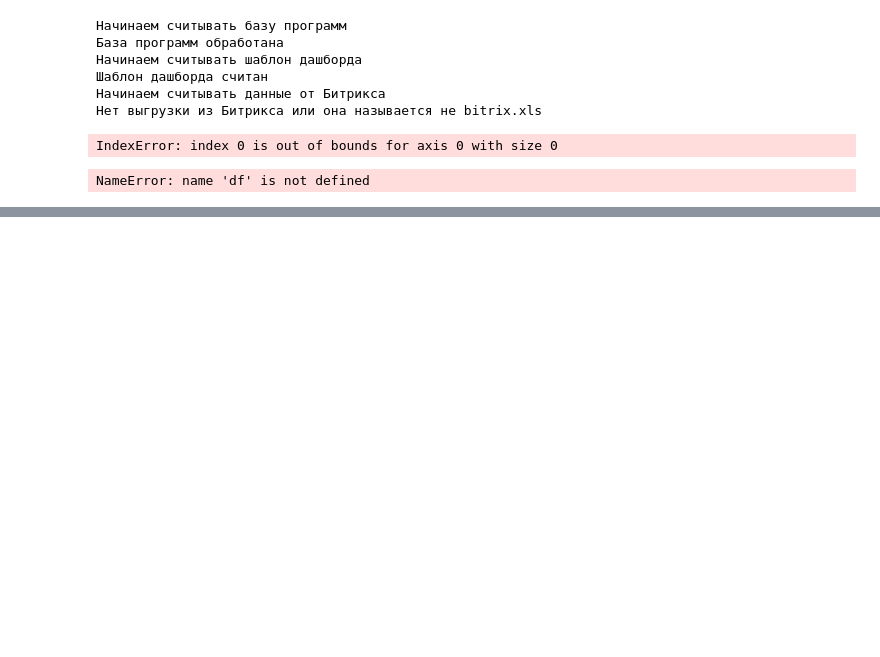
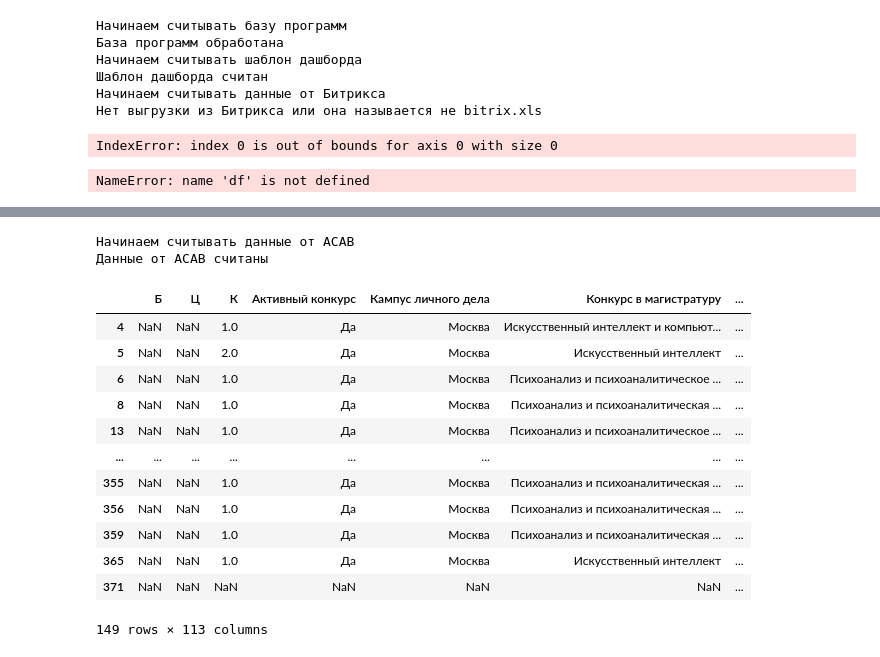
Before and after one commit to iasonov/HSE_dashboard, a Jupyter notebook: src/test.ipynb, the cells around one changed output, grey strips where cells are left out. Cells and saved outputs as stored; diff of their text form; code cells hidden in the pictures; blank space fills up the shorter version.

```diff
--- a/src/test.ipynb
+++ b/src/test.ipynb
@@ -927,0 +1091,31 @@ ValueError: You are trying to merge on object and int64 columns for key 'program
+# %%
+
+# АСАВ
+try:
+    print("Начинаем считывать данные от АСАВ")
+    df_master = pd.read_excel(relative_folder + master_file, skiprows=1, usecols="L:DT") #sheet_name=master_file_sheet_name,
+    print("Данные от АСАВ считаны")
+except:
+    print("Ошибка в обработке АСАВ, возможно нет выгрузки из АСАВ или она называется не " + master_file)
+    df_master = pd.DataFrame(columns=[master_col_programs, master_col_contracts, master_col_payments, master_col_enrollments])
+# %% [output]
+Начинаем считывать данные от АСАВ
+Данные от АСАВ считаны
+# %%
+ df_master['Магистерская специализация'] = df_master['Магистерская специализация'].fillna('')
+# %%
+df_master[~df_master['Магистерская специализация'].str.contains("офлайн")]
+# %% [output]
+|  | Б | Ц | К | Активный конкурс | Кампус личного дела | Конкурс в магистратуру | ... |
+| 4 | NaN | NaN | 1.0 | Да | Москва | Искусственный интеллект и компьют... | ... |
+| 5 | NaN | NaN | 2.0 | Да | Москва | Искусственный интеллект | ... |
+| 6 | NaN | NaN | 1.0 | Да | Москва | Психоанализ и психоаналитическое ... | ... |
+| 8 | NaN | NaN | 1.0 | Да | Москва | Психоанализ и психоаналитическая ... | ... |
+| 13 | NaN | NaN | 1.0 | Да | Москва | Психоанализ и психоаналитическое ... | ... |
+| ... | ... | ... | ... | ... | ... | ... | ... |
+| 355 | NaN | NaN | 1.0 | Да | Москва | Психоанализ и психоаналитическая ... | ... |
+| 356 | NaN | NaN | 1.0 | Да | Москва | Психоанализ и психоаналитическая ... | ... |
+| 359 | NaN | NaN | 1.0 | Да | Москва | Психоанализ и психоаналитическая ... | ... |
+| 365 | NaN | NaN | 1.0 | Да | Москва | Искусственный интеллект | ... |
+| 371 | NaN | NaN | NaN | NaN | NaN | NaN | ... |
+149 rows × 113 columns
```
Also changed, not shown: parts of 19 cells of this notebook, 7 other files.
